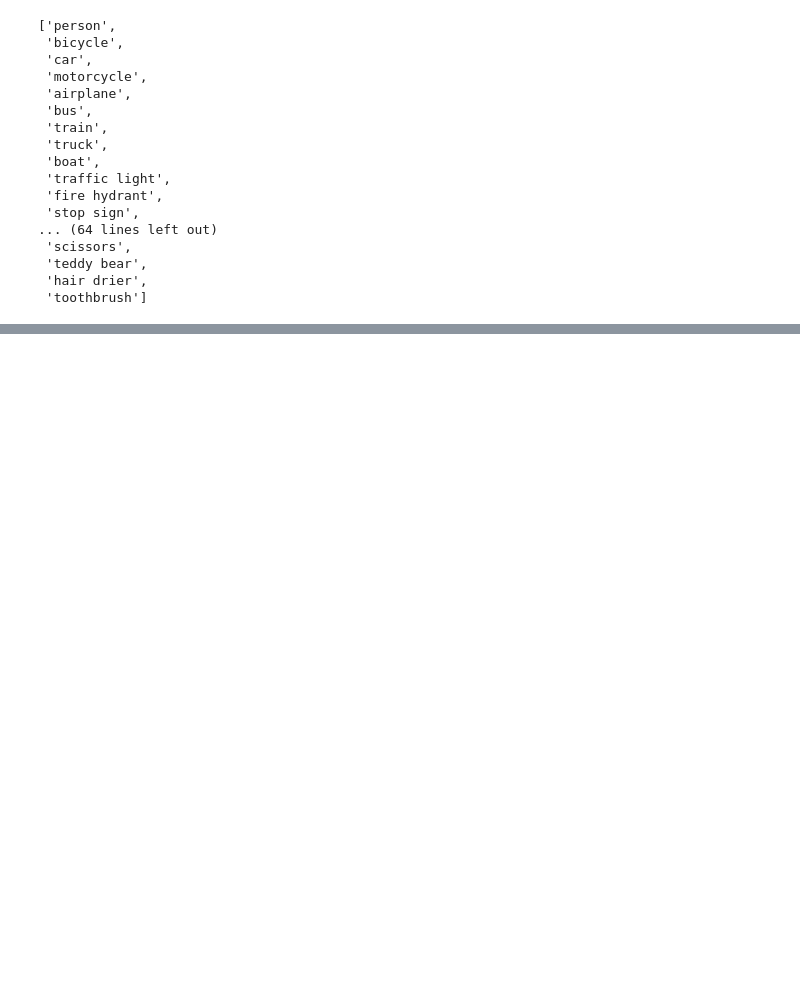
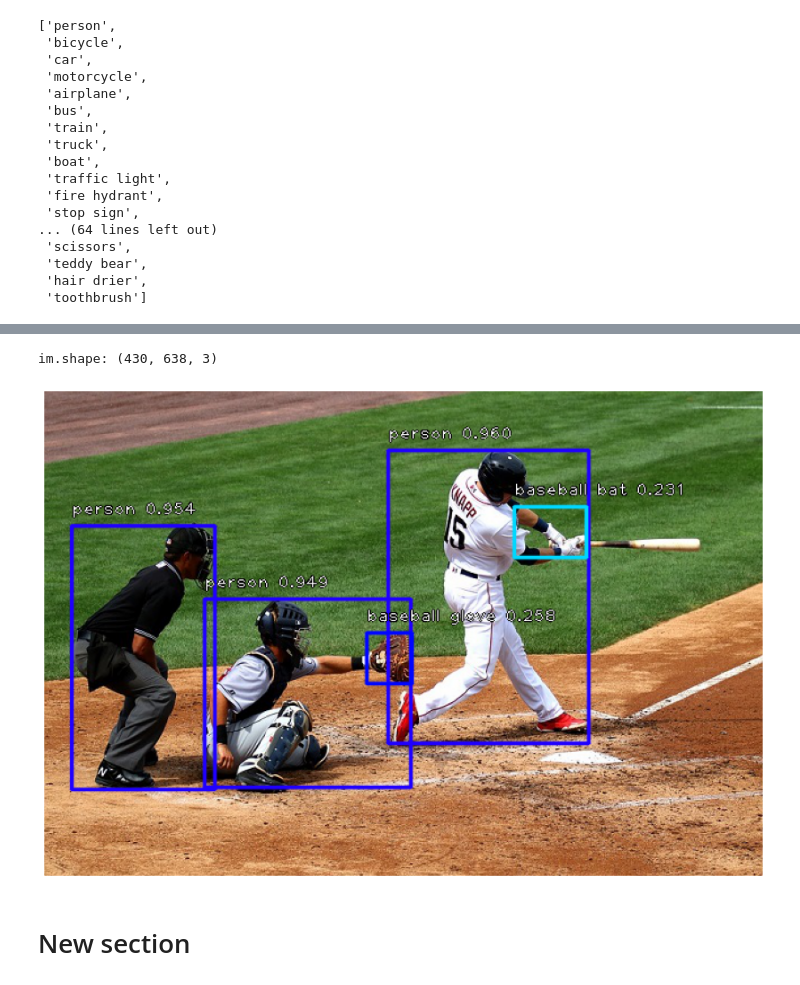
Before and after one commit to vierpie/M2-mini-project2, a Jupyter notebook: RetinaNet_Pretrained.ipynb, the cells around one changed output, grey strips where cells are left out. Cells and saved outputs as stored; diff of their text form; code cells hidden in the pictures; blank space fills up the shorter version.

```diff
--- a/RetinaNet_Pretrained.ipynb
+++ b/RetinaNet_Pretrained.ipynb
@@ -126,0 +125,42 @@ class_names
+# %%
+# write a function that takes in an image path as input, plot the image and draw the bounding boxes along with the labels
+def show_image_with_predictions(img_path,threshold=0.6):
+  im = np.array(Image.open(img_path)) #load the image and turn it into a numpy array
+  print('im.shape:',im.shape)
+
+  #if there's a PNG it will have alpha channel
+  im = im[:,:,:3] #we remove the 4th dimension - PNG has a transparency dimension
+
+  ### plot predictions ###
+
+  # get predictions
+  imp = preprocess_image(im) # returns the input with the ImageNet mean subtracted
+  imp, scale = resize_image(im) # resizes an image into the correct input shape, it also returns the scale which will be used to determine the pixel location
+
+  boxes, scores, labels = model.predict_on_batch(
+      np.expand_dims(imp, axis=0) #size is batch_size x image_size we add an extraneous dimension to the beginning of the image
+  ) #returns predictions for a single batch of arrays, so it returns the boxes, labels, scores for each image that we pass in
+
+  #standardize box coordinates
+  boxes /= scale
+
+  # loop through each prediction for the input image
+  for box, score, label in zip(boxes[0], scores[0], labels[0]): #note we have only one sample in the batch so we index at element nr.0, if more than 1 element than outer loop to loop through each element
+    #scores are sorted so we can quit as soon as we see a score below threshold
+    if score < threshold:
+      break
+
+    box = box.astype(np.int32)
+    color = label_color(label)
+    draw_box(im, box, color=color)
+
+    #caption the boxes
+    class_name = class_names[label]
+    caption = f"{class_name} {score:.3f}"
+    draw_caption(im, box, caption)
+
+  plt.axis('off') #the tickmarcks don't show at the edge of the plot
+  plt.imshow(im)
+  plt.show()
+# %%
+plt.rcParams['figure.figsize'] = [20,10]
@@ -126,0 +180,7 @@ class_names
+# %%
+show_image_with_predictions('baseball.jpg',threshold=0.2)
+# %% [output]
+im.shape: (430, 638, 3)
+[figure, added]
+# %% [markdown]
+# New section
```
Also changed, not shown: parts of 2 cells of this notebook.
